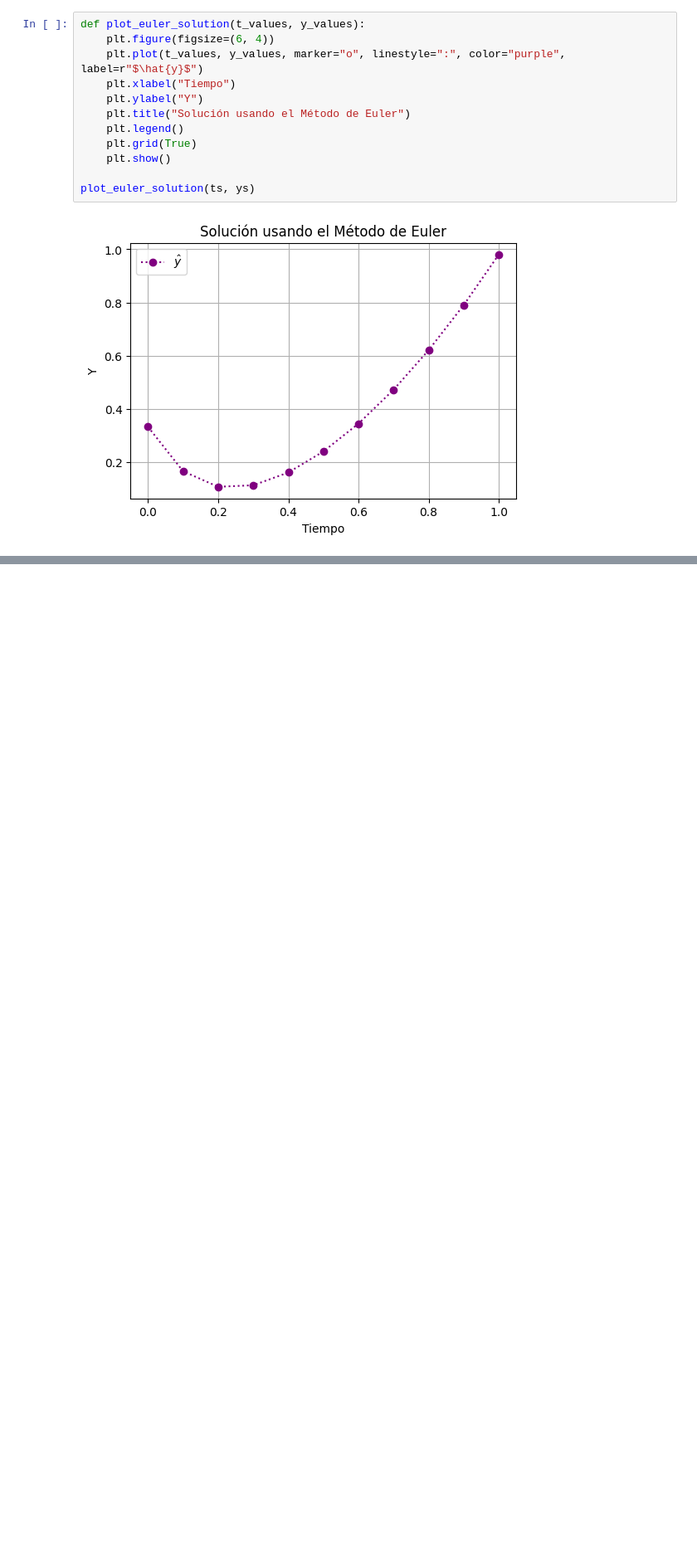
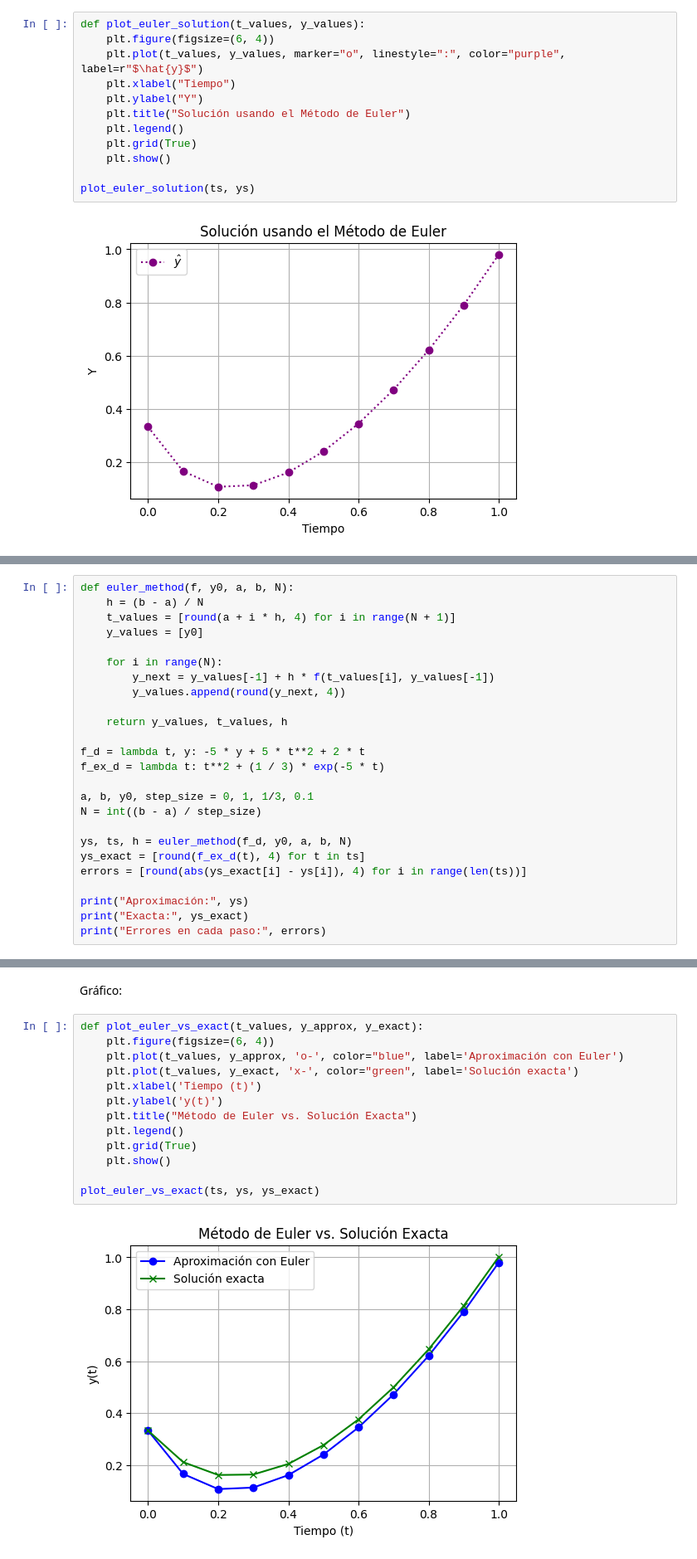
Before and after one commit to SebastianMoralesEpn/Github1.0, a Jupyter notebook: Tareas/[Tarea 12] Ejercicios Unidad 05-A ODE Método de Euler/[Tarea 12] Ejercicios Unidad 05-A ODE Método de Euler - Morales Sebastian.ipynb, the cells around one changed output, grey strips where cells are left out. Shown at 83% size. Saved outputs shown, nothing was run; the diff lists cells and outputs as text; blank space fills up the shorter version.

```diff
--- a/Tareas/[Tarea 12] Ejercicios Unidad 05-A ODE Método de Euler/[Tarea 12] Ejercicios Unidad 05-A ODE Método de Euler - Morales Sebastian.ipynb
+++ b/Tareas/[Tarea 12] Ejercicios Unidad 05-A ODE Método de Euler/[Tarea 12] Ejercicios Unidad 05-A ODE Método de Euler - Morales Sebastian.ipynb
@@ -558,0 +712,25 @@ plot_euler_solution(ts, ys)
+# %%
+def euler_method(f, y0, a, b, N):
+    h = (b - a) / N
+    t_values = [round(a + i * h, 4) for i in range(N + 1)]
+    y_values = [y0]
+
+    for i in range(N):
+        y_next = y_values[-1] + h * f(t_values[i], y_values[-1])
+        y_values.append(round(y_next, 4))
+
+    return y_values, t_values, h
+
+f_d = lambda t, y: -5 * y + 5 * t**2 + 2 * t
+f_ex_d = lambda t: t**2 + (1 / 3) * exp(-5 * t)
+
+a, b, y0, step_size = 0, 1, 1/3, 0.1
+N = int((b - a) / step_size)
+
+ys, ts, h = euler_method(f_d, y0, a, b, N)
+ys_exact = [round(f_ex_d(t), 4) for t in ts]
+errors = [round(abs(ys_exact[i] - ys[i]), 4) for i in range(len(ts))]
+
+print("Aproximación:", ys)
+print("Exacta:", ys_exact)
+print("Errores en cada paso:", errors)
@@ -558,0 +741,17 @@ plot_euler_solution(ts, ys)
+# %% [markdown]
+Gráfico:
+# %%
+def plot_euler_vs_exact(t_values, y_approx, y_exact):
+    plt.figure(figsize=(6, 4))
+    plt.plot(t_values, y_approx, 'o-', color="blue", label='Aproximación con Euler')
+    plt.plot(t_values, y_exact, 'x-', color="green", label='Solución exacta')
+    plt.xlabel('Tiempo (t)')
+    plt.ylabel('y(t)')
+    plt.title("Método de Euler vs. Solución Exacta")
+    plt.legend()
+    plt.grid(True)
+    plt.show()
+
+plot_euler_vs_exact(ts, ys, ys_exact)
+# %% [output]
+[figure, added]
```
Also changed, not shown: parts of 32 cells of this notebook.
